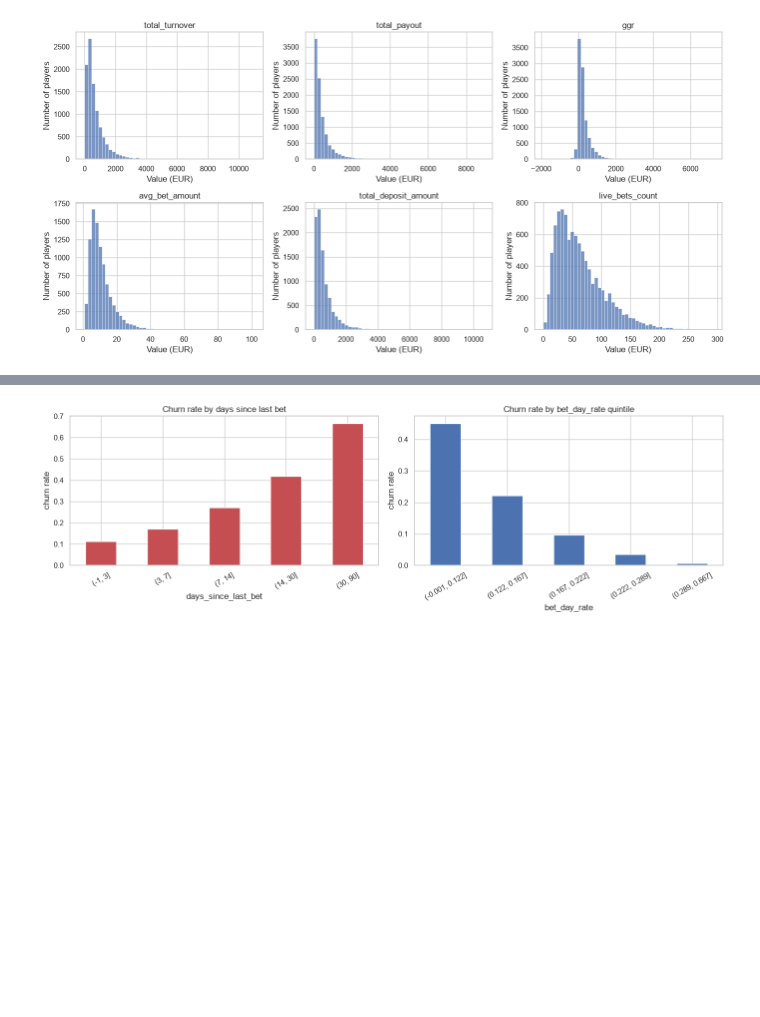
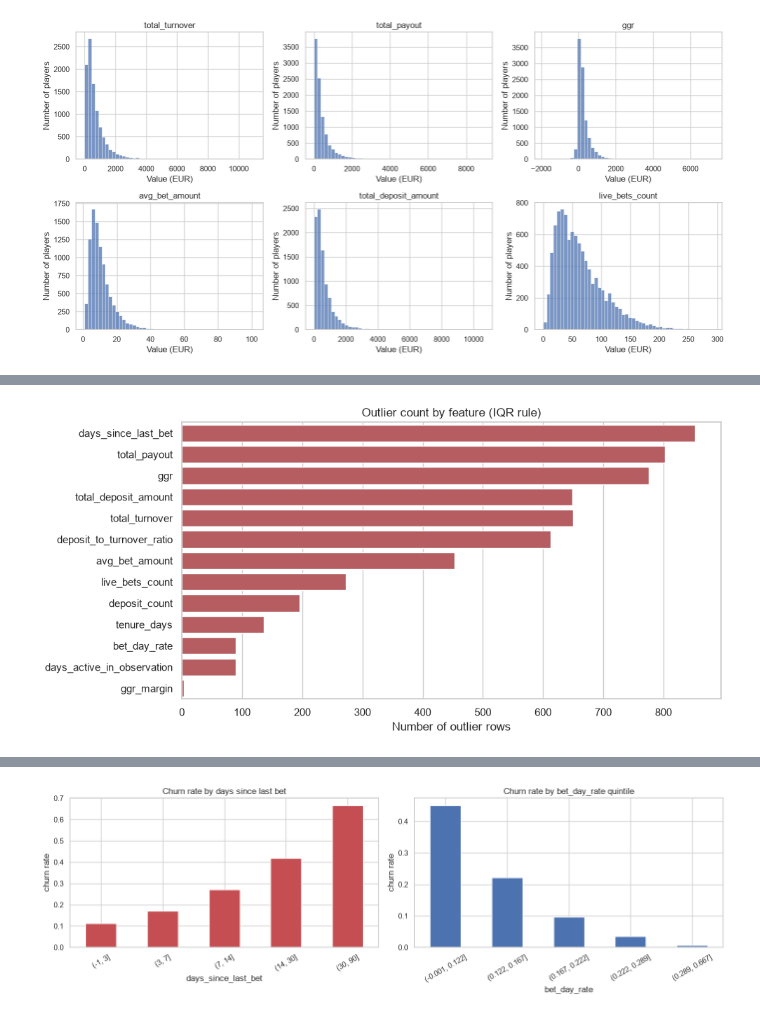
Before and after one commit to kosmisa/Churn_Model, a Jupyter notebook: RND/Analysis.ipynb, the cells around one changed output, grey strips where cells are left out. Saved outputs shown, nothing was run; the diff lists cells and outputs as text; code cells hidden in the pictures; blank space fills up the shorter version.

```diff
--- a/RND/Analysis.ipynb
+++ b/RND/Analysis.ipynb
@@ -82,0 +90,4 @@ sns.set_theme(style="whitegrid", palette="deep")
+# %%
+num_cols = raw.select_dtypes("number").columns.difference(["live_bets_count_outcome_window", cfg.TARGET])
+
+display(raw[num_cols].describe().T.round(2))
@@ -158,0 +233,4 @@ plt.show()
+# %%
+outlier_summary, outlier_mask = iqr_outlier_summary(raw, num_cols, k=1.5)
+
+display(outlier_summary.round(3))
@@ -158,0 +252,17 @@ plt.show()
+# %%
+plt.figure(figsize=(10, 5))
+
+sns.barplot(
+    data=outlier_summary,
+    y="feature",
+    x="n_outliers",
+    color="#C44E52"
+)
+
+plt.title("Outlier count by feature (IQR rule)")
+plt.xlabel("Number of outlier rows")
+plt.ylabel("")
+plt.tight_layout()
+plt.show()
+# %% [output]
+[figure, added]
```
Also changed, not shown: parts of 52 cells of this notebook, 4 other files.
